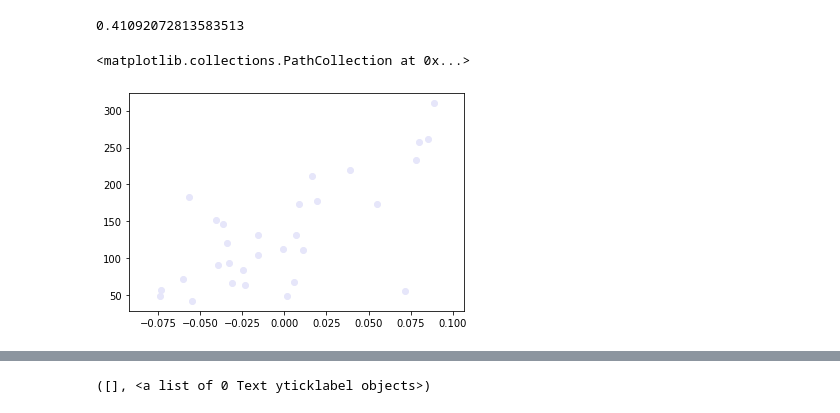
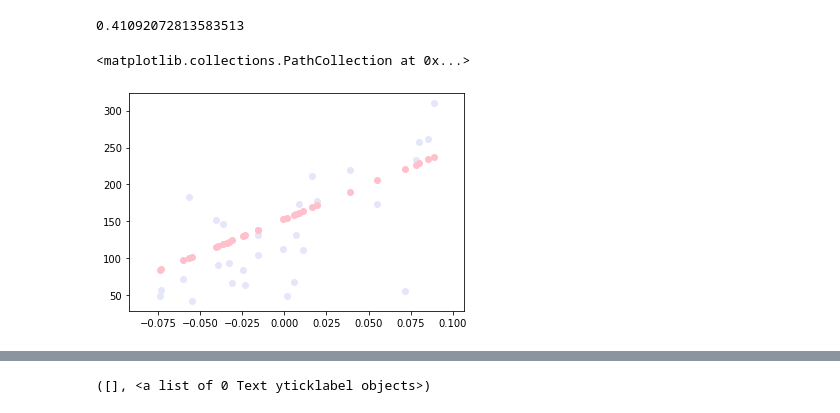
Before and after one commit to gautamamber/MachineLearning, a Jupyter notebook: Dataset examples/linear_diabetes.ipynb, the cells around one changed output, grey strips where cells are left out. Saved outputs shown, nothing was run; the diff lists cells and outputs as text; code cells hidden in the pictures.

Commit message:
feat():diabetes using linear regression

```diff
--- a/Dataset examples/linear_diabetes.ipynb
+++ b/Dataset examples/linear_diabetes.ipynb
@@ -162,7 +162,8 @@ r2_score(diabetes_y_test,diabetes_y_pred) #Variance score
 0.41092072813583513
 # %%
 plt.scatter(diabetes_x_test,diabetes_y_test,color ='lavender')
+plt.scatter(diabetes_x_test,diabetes_y_pred,color='pink')
 # %% [output]
 <matplotlib.collections.PathCollection at 0x...>
-[figure, old version]
+[figure, new version]
 # %%
```
Also changed, not shown: parts of 1 cell of this notebook.
